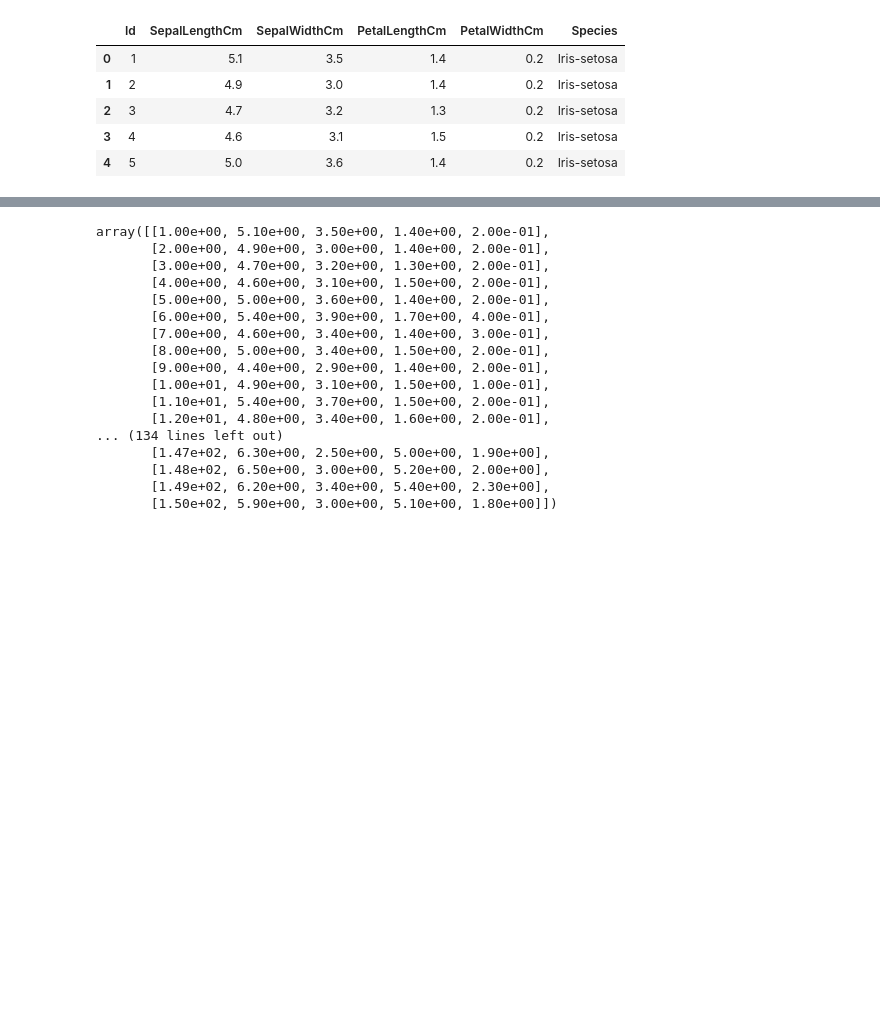
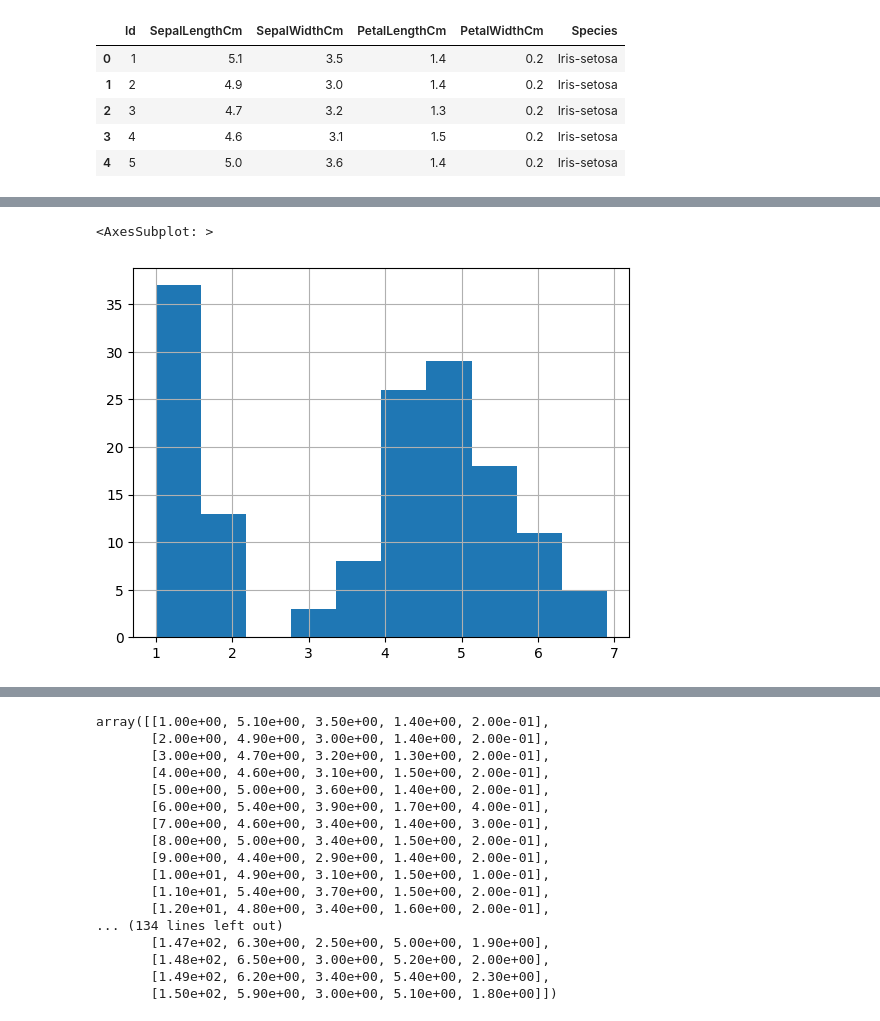
Before and after one commit to SagarDas07/OIBSIP, a Jupyter notebook: Iris/iris.ipynb, the cells around one changed output, grey strips where cells are left out. Cells and saved outputs as stored; diff of their text form; code cells hidden in the pictures; blank space fills up the shorter version.

```diff
--- a/Iris/iris.ipynb
+++ b/Iris/iris.ipynb
@@ -21,0 +80,5 @@ data.head()
+# %%
+data['PetalLengthCm'].hist()
+# %% [output]
+<AxesSubplot: >
+[figure, added]
```
Also changed, not shown: parts of 23 cells of this notebook.
